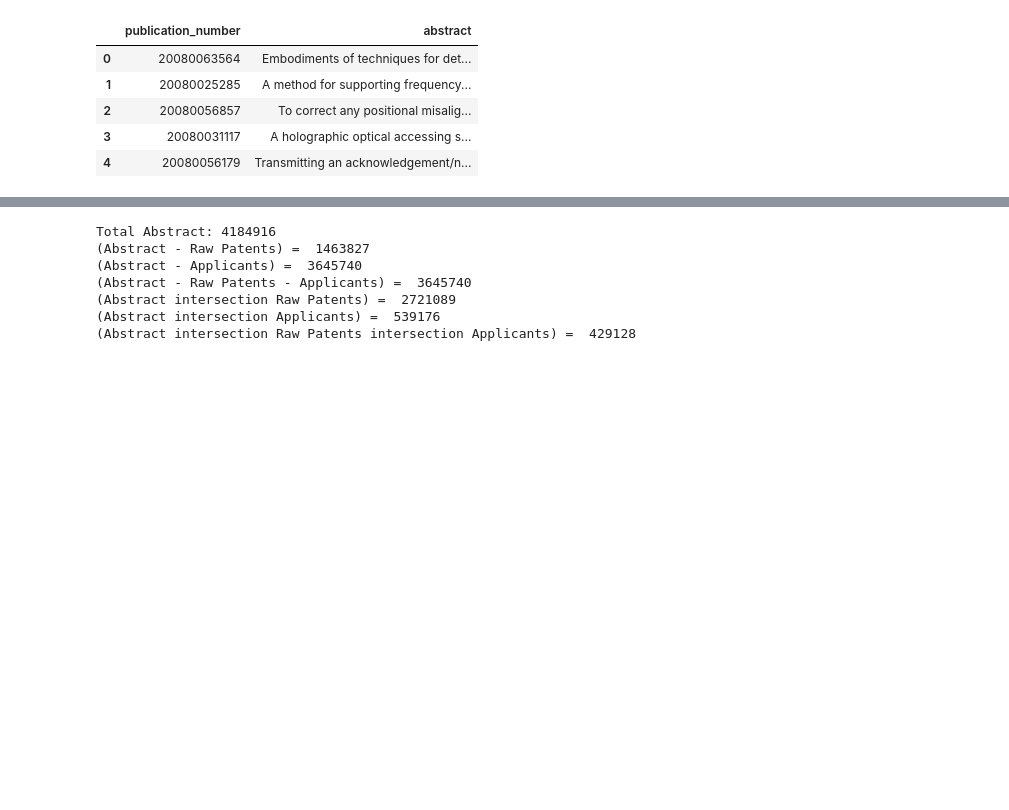
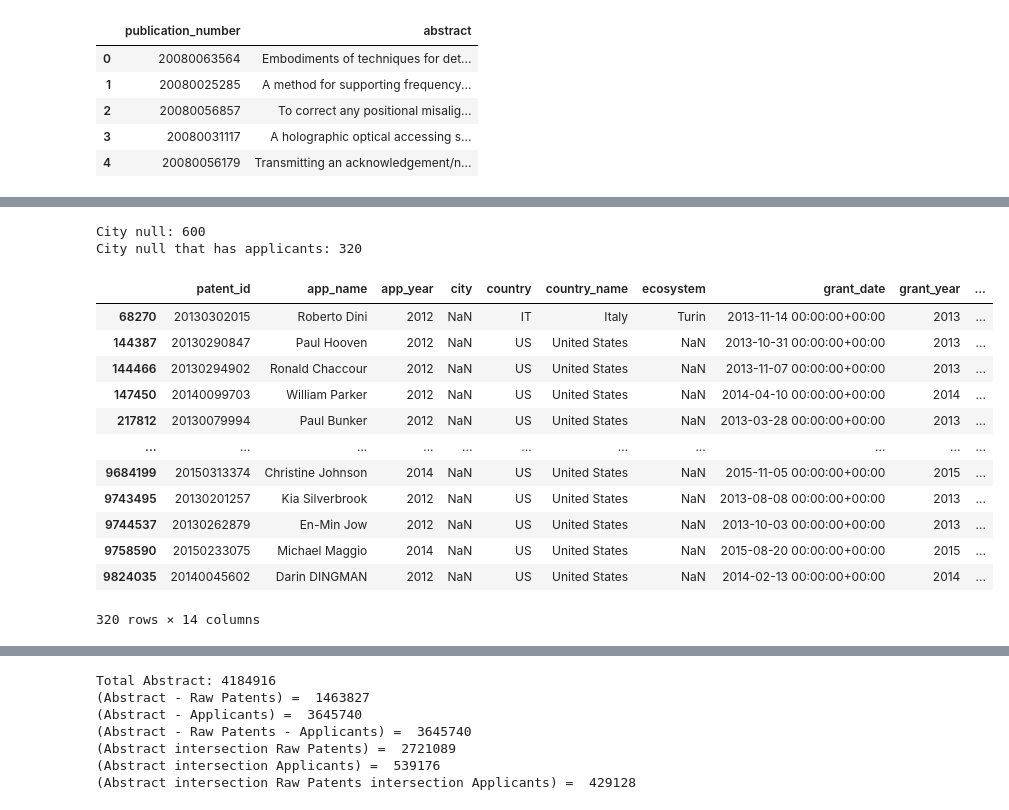
Before and after one commit to tseronni/genome, a Jupyter notebook: notebooks/01_data_preparation.ipynb, the cells around one changed output, grey strips where cells are left out. Saved outputs shown, nothing was run; the diff lists cells and outputs as text; code cells hidden in the pictures; blank space fills up the shorter version.

```diff
--- a/notebooks/01_data_preparation.ipynb
+++ b/notebooks/01_data_preparation.ipynb
@@ -107,0 +95,24 @@ Unique patents for applicants: 622307
+# %%
+df_city_null = df_raw_patents[
+    (df_raw_patents['city'].isnull()) &
+    (df_raw_patents['patent_id'].isin(df_table_for_applicants['patent_id']))
+]
+print(f"City null: {df_raw_patents['city'].isnull().sum()}")
+print(f"City null that has applicants: {len(df_city_null)}")
+df_city_null
+# %% [output]
+City null: 600
+City null that has applicants: 320
+|  | patent_id | app_name | app_year | city | country | country_name | ecosystem | grant_date | grant_year | ... |
+| 68270 | 20130302015 | Roberto Dini | 2012 | NaN | IT | Italy | Turin | 2013-11-14 00:00:00+00:00 | 2013 | ... |
+| 144387 | 20130290847 | Paul Hooven | 2012 | NaN | US | United States | NaN | 2013-10-31 00:00:00+00:00 | 2013 | ... |
+| 144466 | 20130294902 | Ronald Chaccour | 2012 | NaN | US | United States | NaN | 2013-11-07 00:00:00+00:00 | 2013 | ... |
+| 147450 | 20140099703 | William Parker | 2012 | NaN | US | United States | NaN | 2014-04-10 00:00:00+00:00 | 2014 | ... |
+| 217812 | 20130079994 | Paul Bunker | 2012 | NaN | US | United States | NaN | 2013-03-28 00:00:00+00:00 | 2013 | ... |
+| ... | ... | ... | ... | ... | ... | ... | ... | ... | ... | ... |
+| 9684199 | 20150313374 | Christine Johnson | 2014 | NaN | US | United States | NaN | 2015-11-05 00:00:00+00:00 | 2015 | ... |
+| 9743495 | 20130201257 | Kia Silverbrook | 2012 | NaN | US | United States | NaN | 2013-08-08 00:00:00+00:00 | 2013 | ... |
+| 9744537 | 20130262879 | En-Min Jow | 2012 | NaN | US | United States | NaN | 2013-10-03 00:00:00+00:00 | 2013 | ... |
+| 9758590 | 20150233075 | Michael Maggio | 2014 | NaN | US | United States | NaN | 2015-08-20 00:00:00+00:00 | 2015 | ... |
+| 9824035 | 20140045602 | Darin DINGMAN | 2012 | NaN | US | United States | NaN | 2014-02-13 00:00:00+00:00 | 2014 | ... |
+320 rows × 14 columns
```
Also changed, not shown: parts of 8 cells of this notebook, 1 other file.
